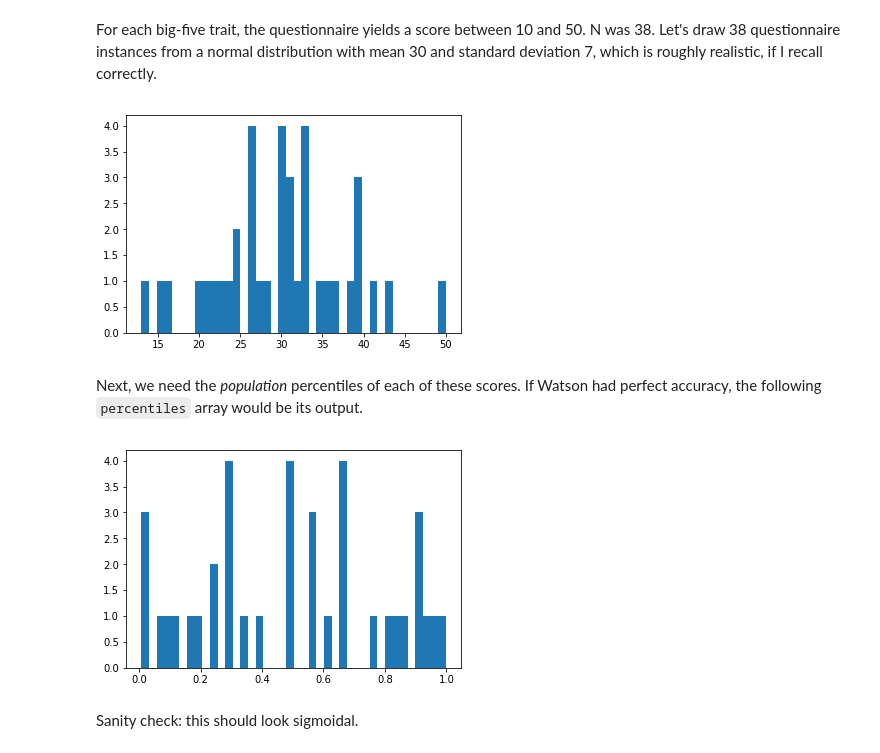
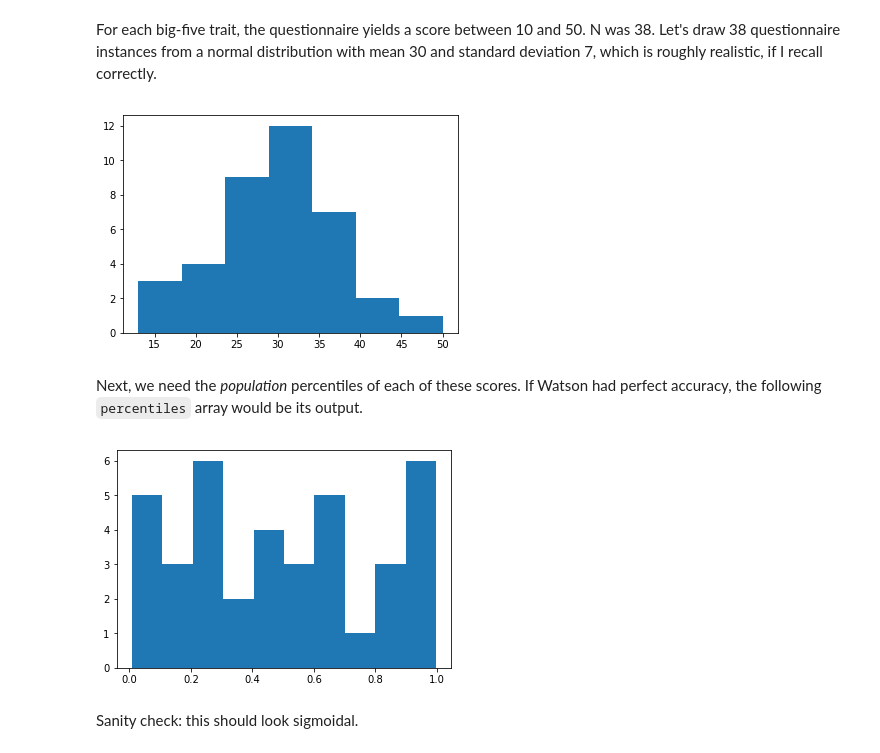
Before and after one commit to pjleimbigler/stats-misc, a Jupyter notebook: simulated-correlation-analysis.ipynb, the cells around one changed output. Saved outputs shown, nothing was run; the diff lists cells and outputs as text; code cells hidden in the pictures.

```diff
--- a/simulated-correlation-analysis.ipynb
+++ b/simulated-correlation-analysis.ipynb
@@ -34,17 +40,17 @@ questionnaire_scores = np.random.normal(loc=score_mean, scale=score_std, size=N)
 questionnaire_scores[questionnaire_scores > 50] = 50
 questionnaire_scores[questionnaire_scores < 10] = 10
 # %%
-plt.hist(questionnaire_scores, bins=40);
+plt.hist(questionnaire_scores, bins='auto');
 # %% [output]
-[figure, old version]
+[figure, new version]
 # %% [markdown]
 Next, we need the *population* percentiles of each of these scores. If Watson had perfect accuracy, the following `percentiles` array would be its output.
 # %%
 percentiles = norm.cdf(questionnaire_scores, loc=score_mean, scale=score_std)
 # %%
-plt.hist(percentiles, bins=40);
+plt.hist(percentiles);
 # %% [output]
-[figure, old version]
+[figure, new version]
 # %% [markdown]
 Sanity check: this should look sigmoidal.
 # %%
```
Also changed, not shown: parts of 6 cells of this notebook.
